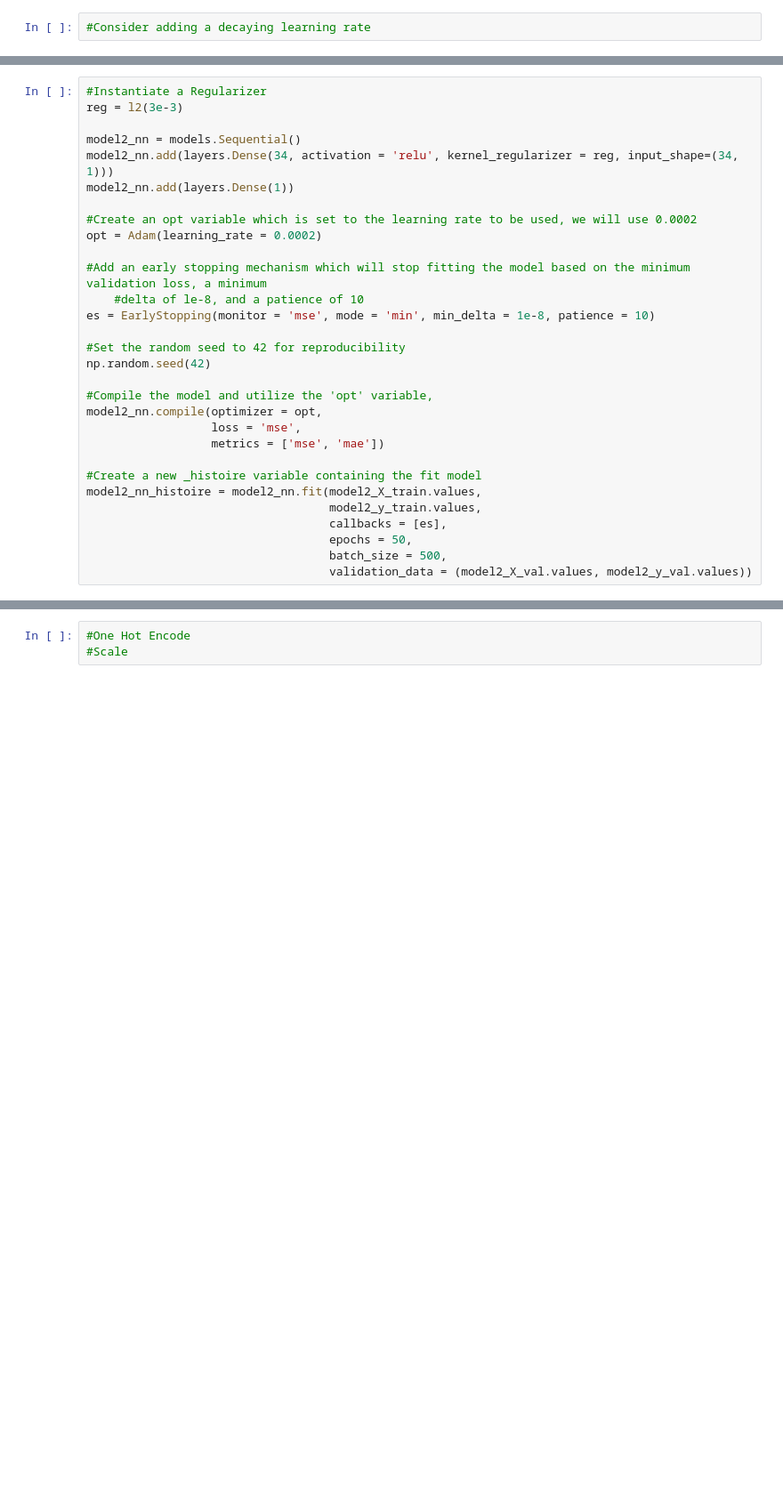
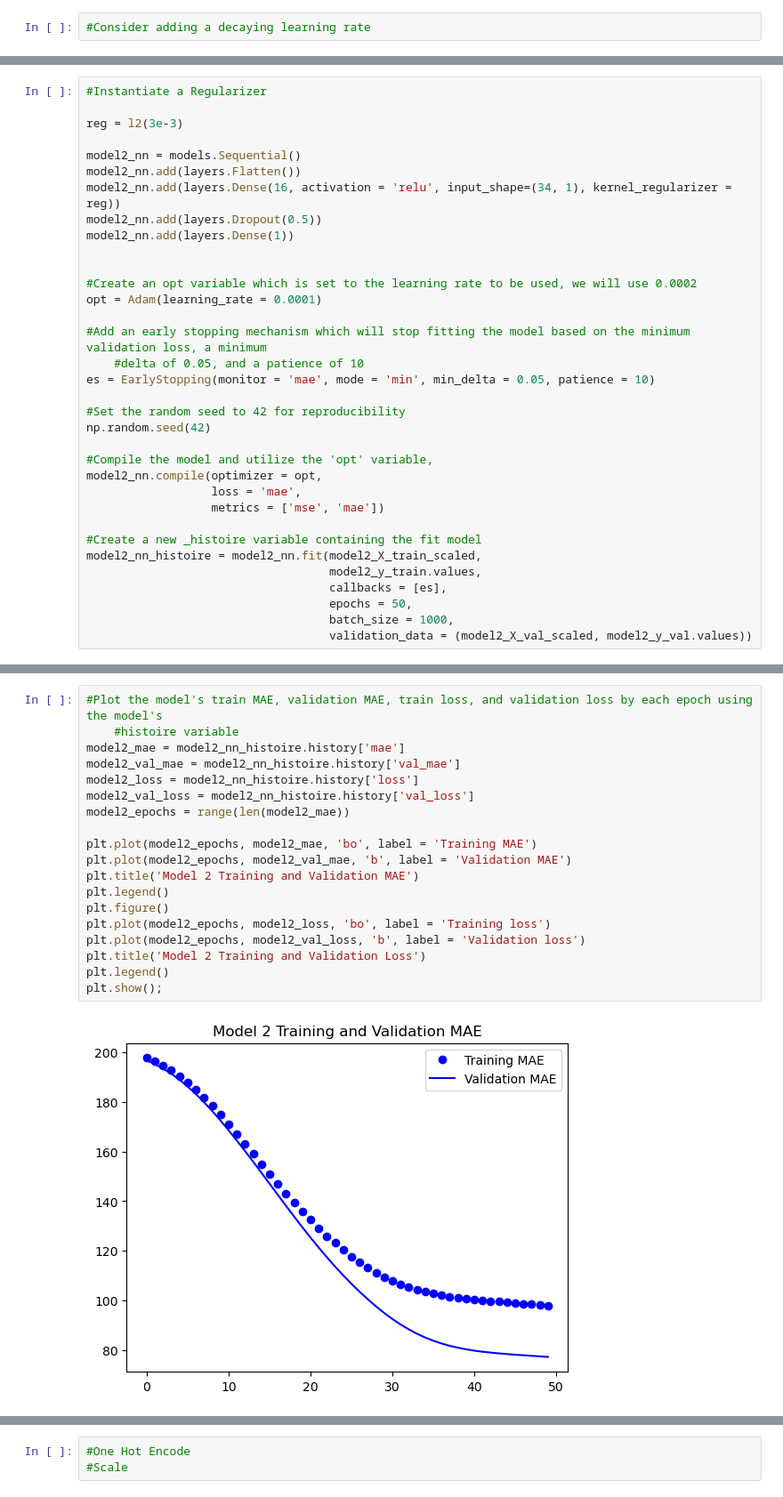
Before and after one commit to sjeanat3/Asheville-AirBnB-Experience-Recommendation, a Jupyter notebook: Notebooks/Asheville AirBnB Price Prediction Notebook.ipynb, the cells around one changed output, grey strips where cells are left out. Shown at 89% size. Cells and saved outputs as stored; diff of their text form; blank space fills up the shorter version.

Commit message:
continue modeling

```diff
--- a/Notebooks/Asheville AirBnB Price Prediction Notebook.ipynb
+++ b/Notebooks/Asheville AirBnB Price Prediction Notebook.ipynb
@@ -1051,32 +1092,36 @@ model2_X_train, model2_X_val, model2_y_train, model2_y_val = train_test_split(mo
 # %%
 #Instantiate a Regularizer
+
 reg = l2(3e-3)
 
 model2_nn = models.Sequential()
-model2_nn.add(layers.Dense(34, activation = 'relu', kernel_regularizer = reg, input_shape=(34, 1)))
+model2_nn.add(layers.Flatten())
+model2_nn.add(layers.Dense(16, activation = 'relu', input_shape=(34, 1), kernel_regularizer = reg))
+model2_nn.add(layers.Dropout(0.5))
 model2_nn.add(layers.Dense(1))
 
+
 #Create an opt variable which is set to the learning rate to be used, we will use 0.0002
-opt = Adam(learning_rate = 0.0002)
+opt = Adam(learning_rate = 0.0001)
 
 #Add an early stopping mechanism which will stop fitting the model based on the minimum validation loss, a minimum
-    #delta of le-8, and a patience of 10
-es = EarlyStopping(monitor = 'mse', mode = 'min', min_delta = 1e-8, patience = 10)
+    #delta of 0.05, and a patience of 10
+es = EarlyStopping(monitor = 'mae', mode = 'min', min_delta = 0.05, patience = 10)
 
 #Set the random seed to 42 for reproducibility
 np.random.seed(42)
 
 #Compile the model and utilize the 'opt' variable,
 model2_nn.compile(optimizer = opt,
-                  loss = 'mse',
+                  loss = 'mae',
                   metrics = ['mse', 'mae'])
 
 #Create a new _histoire variable containing the fit model
-model2_nn_histoire = model2_nn.fit(model2_X_train.values,
+model2_nn_histoire = model2_nn.fit(model2_X_train_scaled,
                                    model2_y_train.values,
                                    callbacks = [es],
                                    epochs = 50,
-                                   batch_size = 500,
-                                   validation_data = (model2_X_val.values, model2_y_val.values))
+                                   batch_size = 1000,
+                                   validation_data = (model2_X_val_scaled, model2_y_val.values))
 # %% [output]
 Epoch 1/50
@@ -1101,0 +1178,21 @@ Epoch 37/50
+# %%
+#Plot the model's train MAE, validation MAE, train loss, and validation loss by each epoch using the model's
+    #histoire variable
+model2_mae = model2_nn_histoire.history['mae']
+model2_val_mae = model2_nn_histoire.history['val_mae']
+model2_loss = model2_nn_histoire.history['loss']
+model2_val_loss = model2_nn_histoire.history['val_loss']
+model2_epochs = range(len(model2_mae))
+
+plt.plot(model2_epochs, model2_mae, 'bo', label = 'Training MAE')
+plt.plot(model2_epochs, model2_val_mae, 'b', label = 'Validation MAE')
+plt.title('Model 2 Training and Validation MAE')
+plt.legend()
+plt.figure()
+plt.plot(model2_epochs, model2_loss, 'bo', label = 'Training loss')
+plt.plot(model2_epochs, model2_val_loss, 'b', label = 'Validation loss')
+plt.title('Model 2 Training and Validation Loss')
+plt.legend()
+plt.show();
+# %% [output]
+[figure, added]
```
Also changed, not shown: parts of 27 cells of this notebook.
